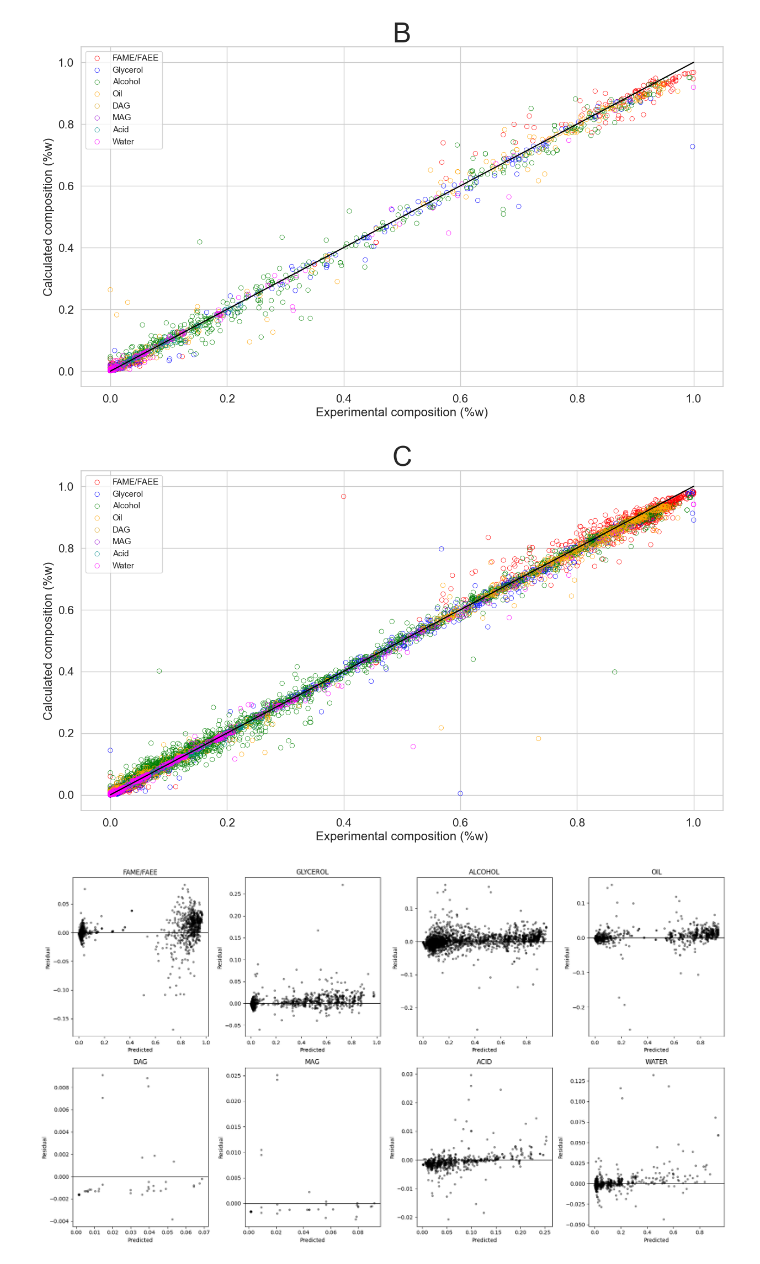
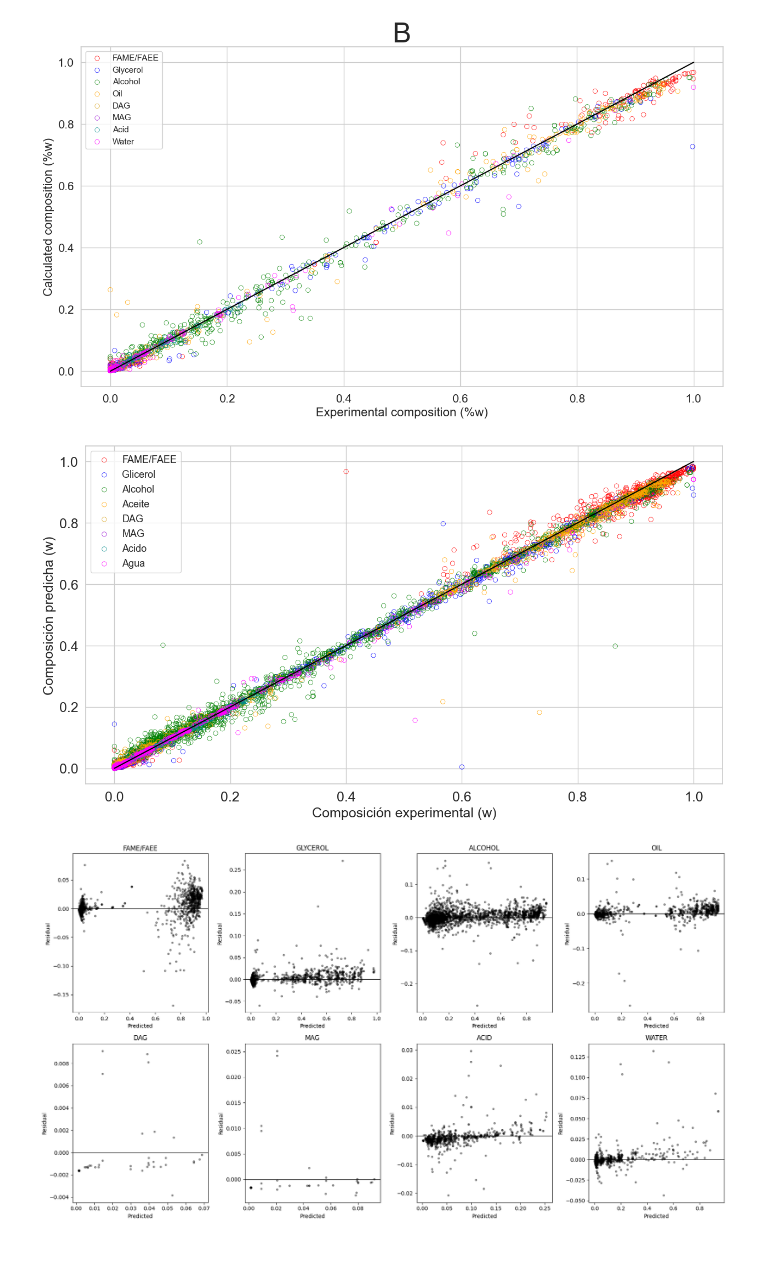
Before and after one commit to Juandhb99/ThermOleo, a Jupyter notebook: DataDriven/train_model.ipynb, the cells around one changed output. Cells and saved outputs as stored; diff of their text form; code cells hidden in the pictures.

Commit message:
adjustments to graphics, results analysis and activity coefficients results saving

```diff
--- a/DataDriven/train_model.ipynb
+++ b/DataDriven/train_model.ipynb
@@ -65,13 +65,13 @@ def graph_corr(y_true, y_pred, title, save, name):
     sns.scatterplot(x = y_true[:, 0], y = y_pred[:, 0], facecolor = "none", edgecolor = "red", label = "FAME/FAEE")
     sns.scatterplot(x = y_true[:, 8], y = y_pred[:, 8], facecolor = "none", edgecolor = "red")
 
-    sns.scatterplot(x = y_true[:, 1], y = y_pred[:, 1], facecolor = "none", edgecolor = "blue", label = "Glycerol")
+    sns.scatterplot(x = y_true[:, 1], y = y_pred[:, 1], facecolor = "none", edgecolor = "blue", label = "Glicerol")
     sns.scatterplot(x = y_true[:, 9], y = y_pred[:, 9], facecolor = "none", edgecolor = "blue")
 
     sns.scatterplot(x = y_true[:, 2], y = y_pred[:, 2], facecolor = "none", edgecolor = "green", label = "Alcohol")
     sns.scatterplot(x = y_true[:, 10], y = y_pred[:, 10], facecolor = "none", edgecolor = "green")
 
-    sns.scatterplot(x = y_true[:, 3], y = y_pred[:, 3], facecolor = "none", edgecolor = "orange", label = "Oil")
+    sns.scatterplot(x = y_true[:, 3], y = y_pred[:, 3], facecolor = "none", edgecolor = "orange", label = "Aceite")
     sns.scatterplot(x = y_true[:, 11], y = y_pred[:, 11], facecolor = "none", edgecolor = "orange")
 
     sns.scatterplot(x = y_true[:, 4], y = y_pred[:, 4], facecolor = "none", edgecolor = "goldenrod", label = "DAG")
@@ -80,18 +80,18 @@ def graph_corr(y_true, y_pred, title, save, name):
     sns.scatterplot(x = y_true[:, 5], y = y_pred[:, 5], facecolor = "none", edgecolor = "darkviolet", label = "MAG")
     sns.scatterplot(x = y_true[:, 13], y = y_pred[:, 13], facecolor = "none", edgecolor = "darkviolet")
 
-    sns.scatterplot(x = y_true[:, 6], y = y_pred[:, 6], facecolor = "none", edgecolor = "darkcyan", label = "Acid")
+    sns.scatterplot(x = y_true[:, 6], y = y_pred[:, 6], facecolor = "none", edgecolor = "darkcyan", label = "Acido")
     sns.scatterplot(x = y_true[:, 14], y = y_pred[:, 14], facecolor = "none", edgecolor = "darkcyan")
 
-    sns.scatterplot(x = y_true[:, 7], y = y_pred[:, 7], facecolor = "none", edgecolor = "magenta", label = "Water")
+    sns.scatterplot(x = y_true[:, 7], y = y_pred[:, 7], facecolor = "none", edgecolor = "magenta", label = "Agua")
     sns.scatterplot(x = y_true[:, 15], y = y_pred[:, 15], facecolor = "none", edgecolor = "magenta")
 
-    plt.xlabel("Experimental composition (%w)", fontsize=16)
-    plt.ylabel("Calculated composition (%w)", fontsize=16)
-    plt.legend(loc = "upper left")
+    plt.xlabel("Composición experimental (w)", fontsize=18)
+    plt.ylabel("Composición predicha (w)", fontsize=18)
+    plt.legend(loc = "upper left", fontsize=13)
     sns.set_context("talk", font_scale=2)
-    plt.xticks(fontsize=15)
-    plt.yticks(fontsize=15)
+    plt.xticks(fontsize=18)
+    plt.yticks(fontsize=18)
     plt.title(title)
     if save == True:
         plt.savefig(f'{name}.png', dpi=1000, bbox_inches='tight')
@@ -178,9 +178,9 @@ graph_corr(y_val, y_pred_val, "B", False)
 # %% [output]
 [figure]
 # %%
-graph_corr(y_total, y_pred_total, "C", True, "Figure_5")
+graph_corr(y_total, y_pred_total, "", True, "xgboost_spanish")
 # %% [output]
-[figure, old version]
+[figure, new version]
 # %%
 real_data = data.select(['FAME/FAEE_L',
  'GLYCEROL_L',
```
Also changed, not shown: parts of 4 cells of this notebook, 38 other files.
